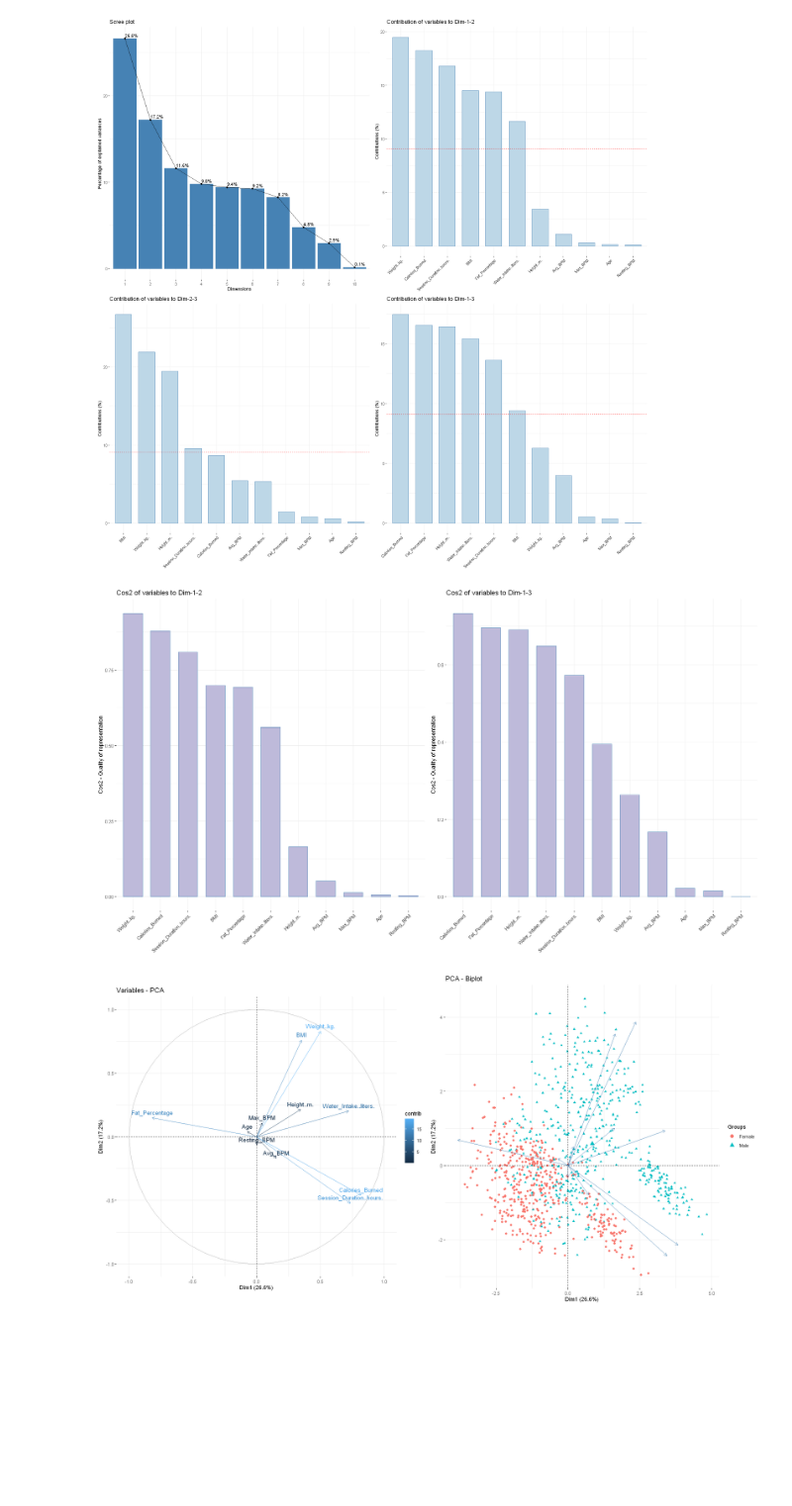
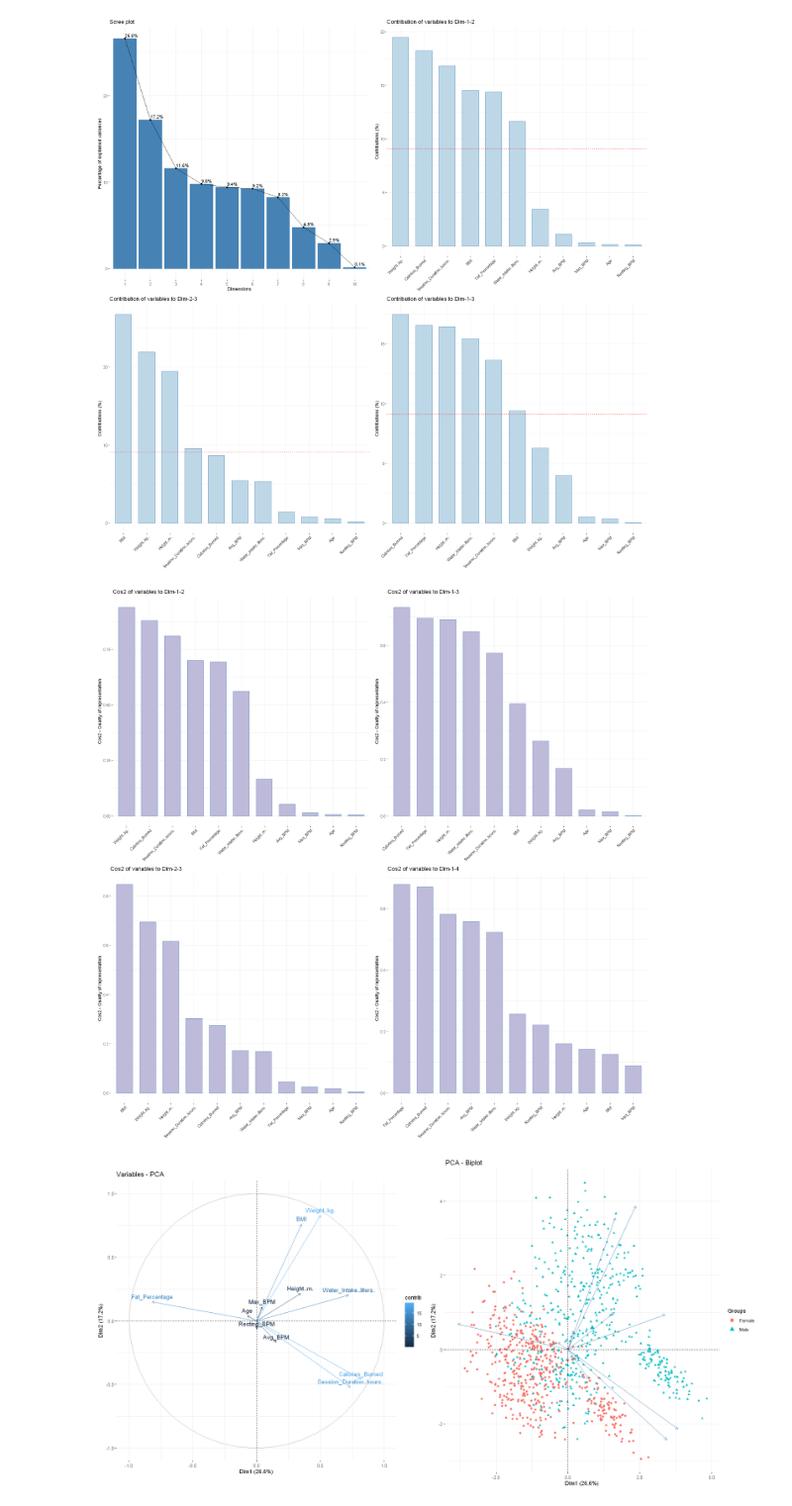
Before and after one commit to Anhquannnnnn/Machine-Learning, a Jupyter notebook: R.ipynb, the cells around one changed output. Shown: that part at 99% size. Cells and saved outputs as stored; diff of their text form; code cells hidden in the pictures; blank space fills up the shorter version.

```diff
--- a/R.ipynb
+++ b/R.ipynb
@@ -152,10 +153,10 @@ summary(data)
 # %% [markdown]
 ### 1.2 Analyse descriptive unidimensionnelle
 # %%
-cat_cols = c('Gender','Workout_Type', 'Workout_Frequency..days.week.', 'Experience_Level')
-cat = data[cat_cols]
-num <- data %>% select(-all_of(cat_cols))
-num_cols = colnames(num)
+cat_cols <- c('Gender', 'Workout_Type', 'Workout_Frequency..days.week.', 'Experience_Level')
+cat <- data[, cat_cols]
+num <- data[, setdiff(names(data), cat_cols)]
+num_cols <- colnames(num)
 # %% [markdown]
 ### 1.2.1 Variables quantitatives
 # %% [markdown]
@@ -349,10 +361,12 @@ grid.arrange(eig_p, cont_p12,cont_p23, cont_p13, ncol = 2)
 # %%
 cos12 = fviz_cos2(res.pca, choice = 'var', fill =brewer.pal(3, "Set3")[3], axes = c(1,2))
 cos13 = fviz_cos2(res.pca, choice = 'var', fill =brewer.pal(3, "Set3")[3], axes = c(1,3))
-options(repr.plot.width = 18, repr.plot.height = 10)
-grid.arrange(cos12, cos13, ncol = 2)
+cos23 = fviz_cos2(res.pca, choice = 'var', fill =brewer.pal(3, "Set3")[3], axes = c(2,3))
+cos14 = fviz_cos2(res.pca, choice = 'var', fill =brewer.pal(3, "Set3")[3], axes = c(1,4))
+options(repr.plot.width = 18, repr.plot.height = 18)
+grid.arrange(cos12, cos13,cos23, cos14, ncol = 2, nrow = 2)
 # %% [output]
-[figure, old version]
+[figure, new version]
 # %%
 pca_var = fviz_pca_var(res.pca ,col.var  ='contrib')
 bi_plot = fviz_pca_biplot(res.pca, habillage = data$Gender, label = 'none')
```
Also changed, not shown: parts of 26 cells of this notebook.
